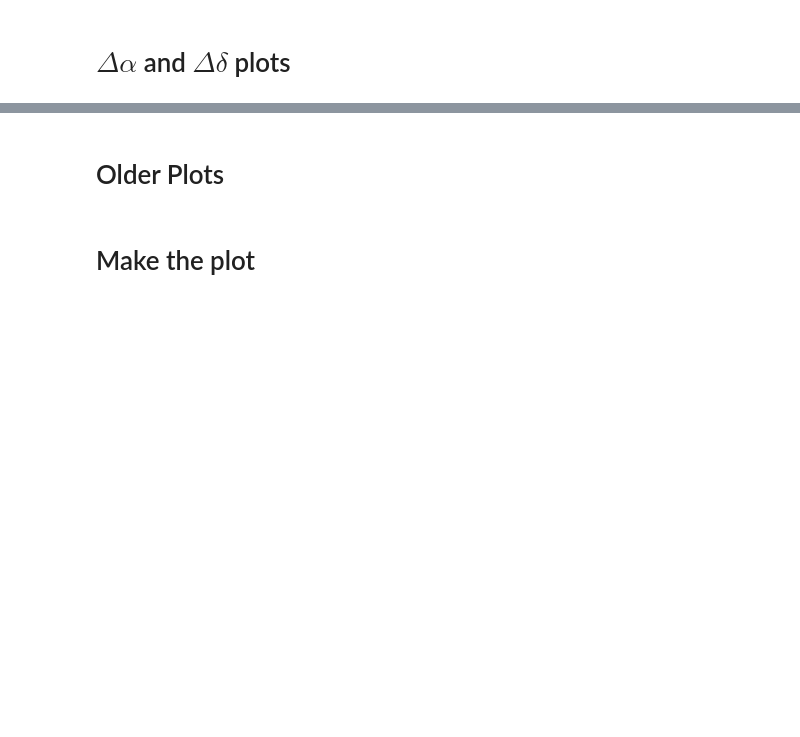
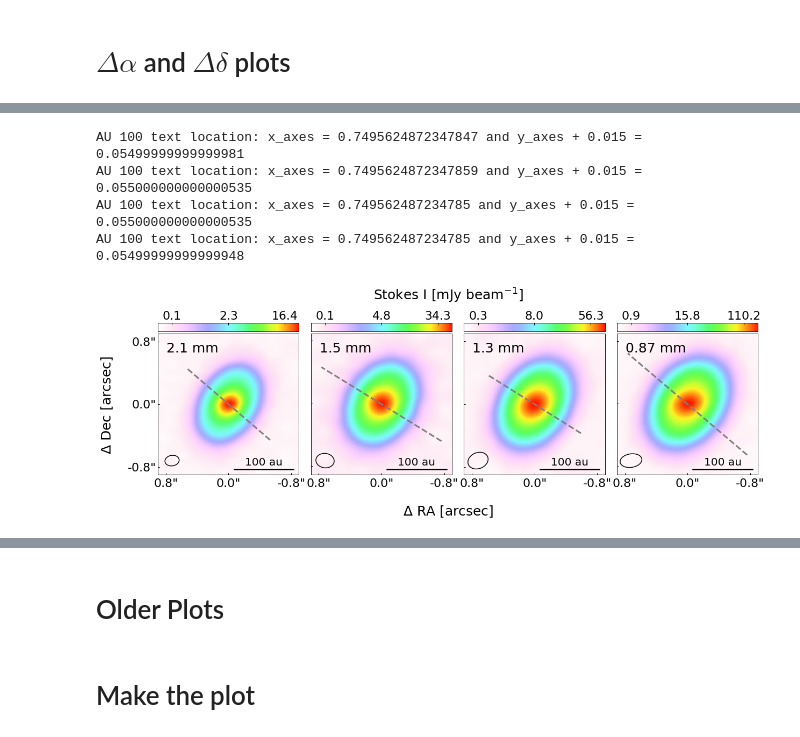
Before and after one commit to audreyburggraf/MastersThesis, a Jupyter notebook: PLOTTING C29 989/MakingFigures/AllBandsGrid.ipynb, the cells around one changed output, grey strips where cells are left out. Saved outputs shown, nothing was run; the diff lists cells and outputs as text; code cells hidden in the pictures; blank space fills up the shorter version.

```diff
--- a/PLOTTING C29 989/MakingFigures/AllBandsGrid.ipynb
+++ b/PLOTTING C29 989/MakingFigures/AllBandsGrid.ipynb
@@ -323,3 +345,31 @@ plt.savefig(image_folder_path + '/WRITEUP/StokesI_POLI/' + "StokesI_grid_robust_
+# %%
+fig, ax = MakeAllBandGridDelta(bands, centre_strings, 'Stokes I stretched', show_vectors = False)
+
+
+for i, b in enumerate(bands):
+    ax[i].plot(b['minor_x'],
+        b['minor_y'],
+        label = 'Minor Axis Slice',
+        color = 'grey',
+        lw = 3,
+        ls = "--")
+
+# plt.savefig(image_folder_path + "WRITEUP/Slices/" + "MinorAxisSliceGrid_robust_minus1_Delta.pdf",
+#             dpi=500,
+#             bbox_inches='tight',
+#                facecolor='white')
+
+
+plt.savefig(slideshow_image_folder_path + "DEFENCE/" + "StokesI_slice.png",
+            dpi=500,
+            bbox_inches='tight',
+               facecolor='white')
+# %% [output]
+AU 100 text location: x_axes = 0.7495624872347847 and y_axes + 0.015 = 0.05499999999999981
+AU 100 text location: x_axes = 0.7495624872347859 and y_axes + 0.015 = 0.055000000000000535
+AU 100 text location: x_axes = 0.749562487234785 and y_axes + 0.015 = 0.055000000000000535
+AU 100 text location: x_axes = 0.749562487234785 and y_axes + 0.015 = 0.05499999999999948
+[figure, added]
 # %%
 fig, ax = MakeAllBandGridDelta(bands, centre_strings, 'POLI', show_vectors = False)
 
```
Also changed, not shown: parts of 15 cells of this notebook, 44 other files.
